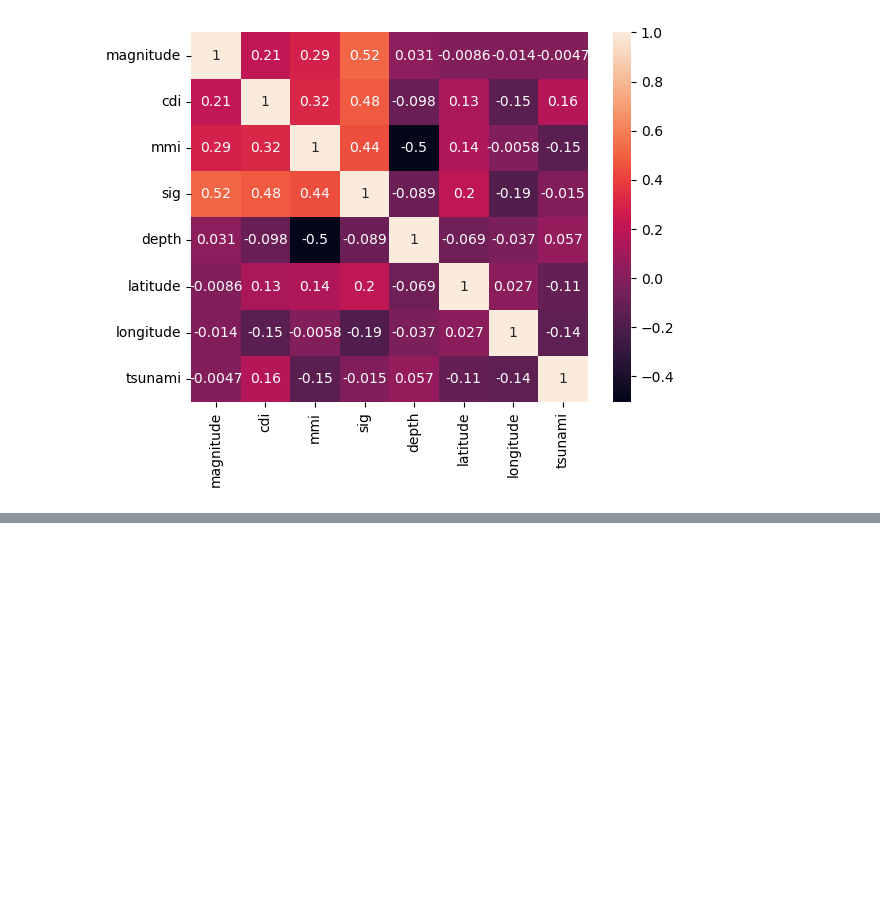
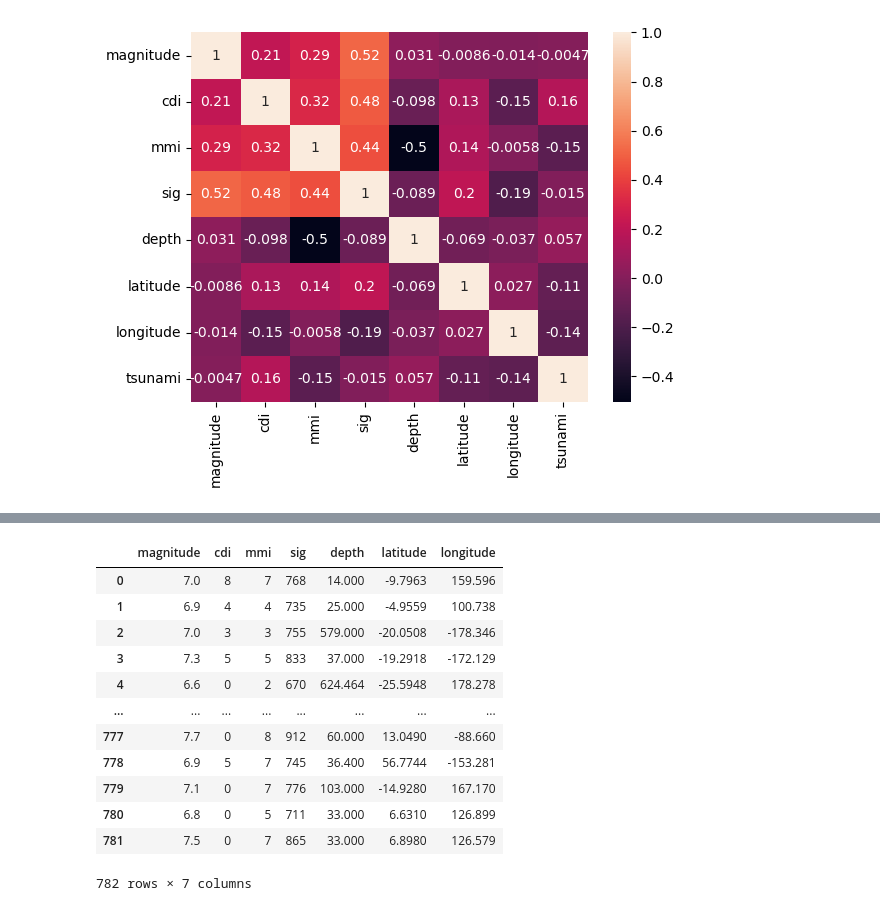
Before and after one commit to Aparna-31/Earthquake-Tsunami-Predictor, a Jupyter notebook: Tsunami Prediction.ipynb, the cells around one changed output, grey strips where cells are left out. Drawn from its saved outputs; the diff is of its cells as text; code cells hidden in the pictures; blank space fills up the shorter version.

```diff
--- a/Tsunami Prediction.ipynb
+++ b/Tsunami Prediction.ipynb
@@ -110,0 +131,19 @@ sns.heatmap(data.corr(), annot=True)
+# %%
+X=data.drop("tsunami", axis=1)
+y=data["tsunami"]
+# %%
+X
+# %% [output]
+|  | magnitude | cdi | mmi | sig | depth | latitude | longitude |
+| 0 | 7.0 | 8 | 7 | 768 | 14.000 | -9.7963 | 159.596 |
+| 1 | 6.9 | 4 | 4 | 735 | 25.000 | -4.9559 | 100.738 |
+| 2 | 7.0 | 3 | 3 | 755 | 579.000 | -20.0508 | -178.346 |
+| 3 | 7.3 | 5 | 5 | 833 | 37.000 | -19.2918 | -172.129 |
+| 4 | 6.6 | 0 | 2 | 670 | 624.464 | -25.5948 | 178.278 |
+| ... | ... | ... | ... | ... | ... | ... | ... |
+| 777 | 7.7 | 0 | 8 | 912 | 60.000 | 13.0490 | -88.660 |
+| 778 | 6.9 | 5 | 7 | 745 | 36.400 | 56.7744 | -153.281 |
+| 779 | 7.1 | 0 | 7 | 776 | 103.000 | -14.9280 | 167.170 |
+| 780 | 6.8 | 0 | 5 | 711 | 33.000 | 6.6310 | 126.899 |
+| 781 | 7.5 | 0 | 7 | 865 | 33.000 | 6.8980 | 126.579 |
+782 rows × 7 columns
```
Also changed, not shown: parts of 9 cells of this notebook.
